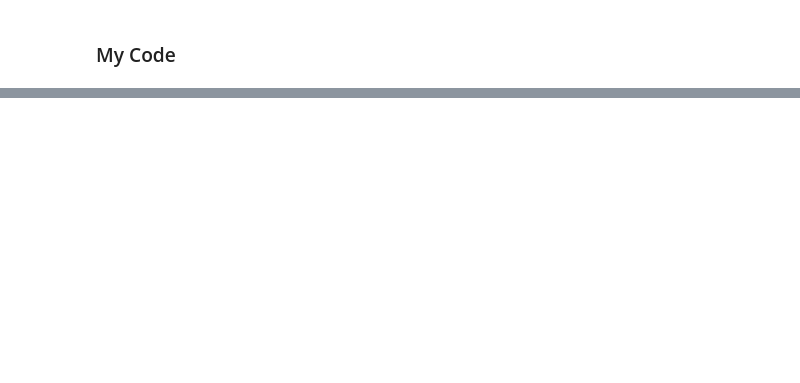
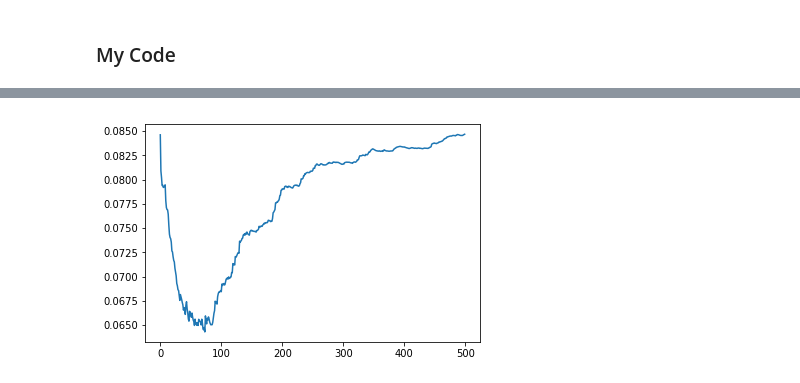
Before and after one commit to smdsbz/CS294-assignment, a Jupyter notebook: hw1/WarmUp.ipynb, the cells around one changed output, grey strips where cells are left out. Saved outputs shown, nothing was run; the diff lists cells and outputs as text; code cells hidden in the pictures; blank space fills up the shorter version.

```diff
--- a/hw1/WarmUp.ipynb
+++ b/hw1/WarmUp.ipynb
@@ -117,0 +217,5 @@ plt.show()
+# %%
+plt.plot(train_loss_rec)
+plt.show()
+# %% [output]
+[figure, added]
```
Also changed, not shown: parts of 18 cells of this notebook, 2 other files.
